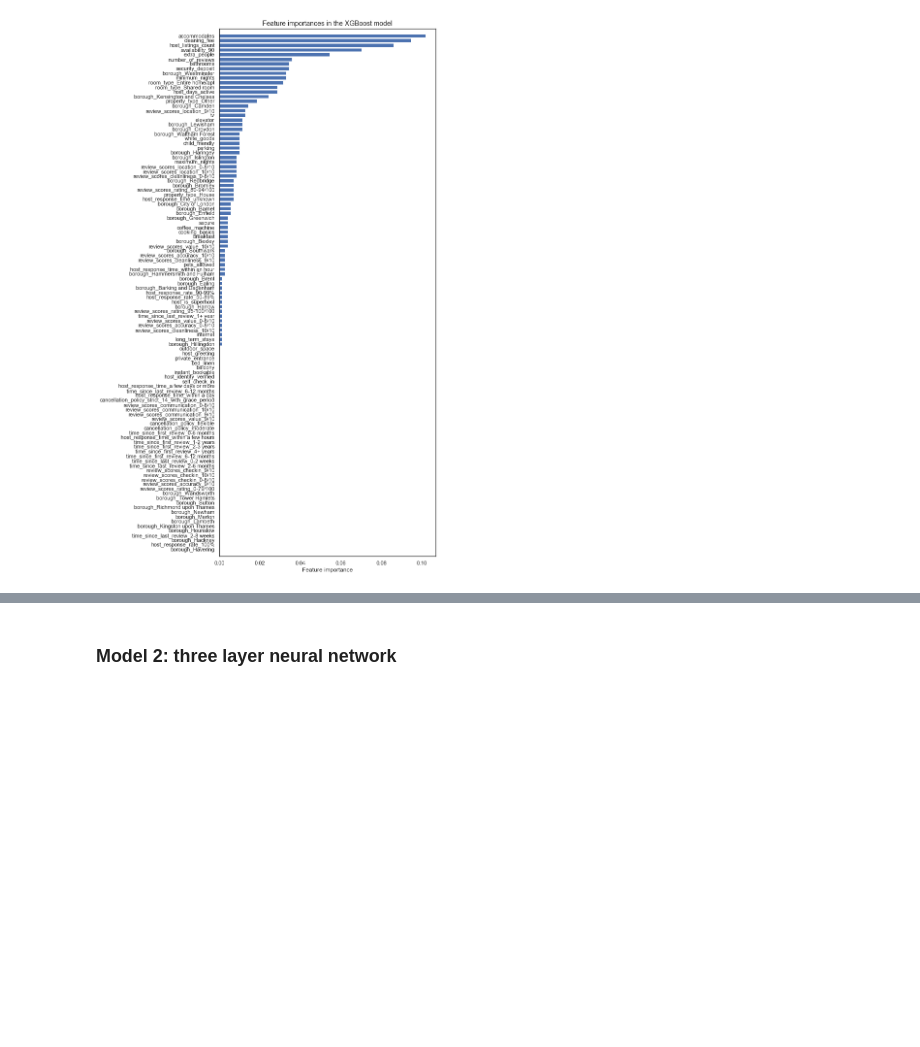
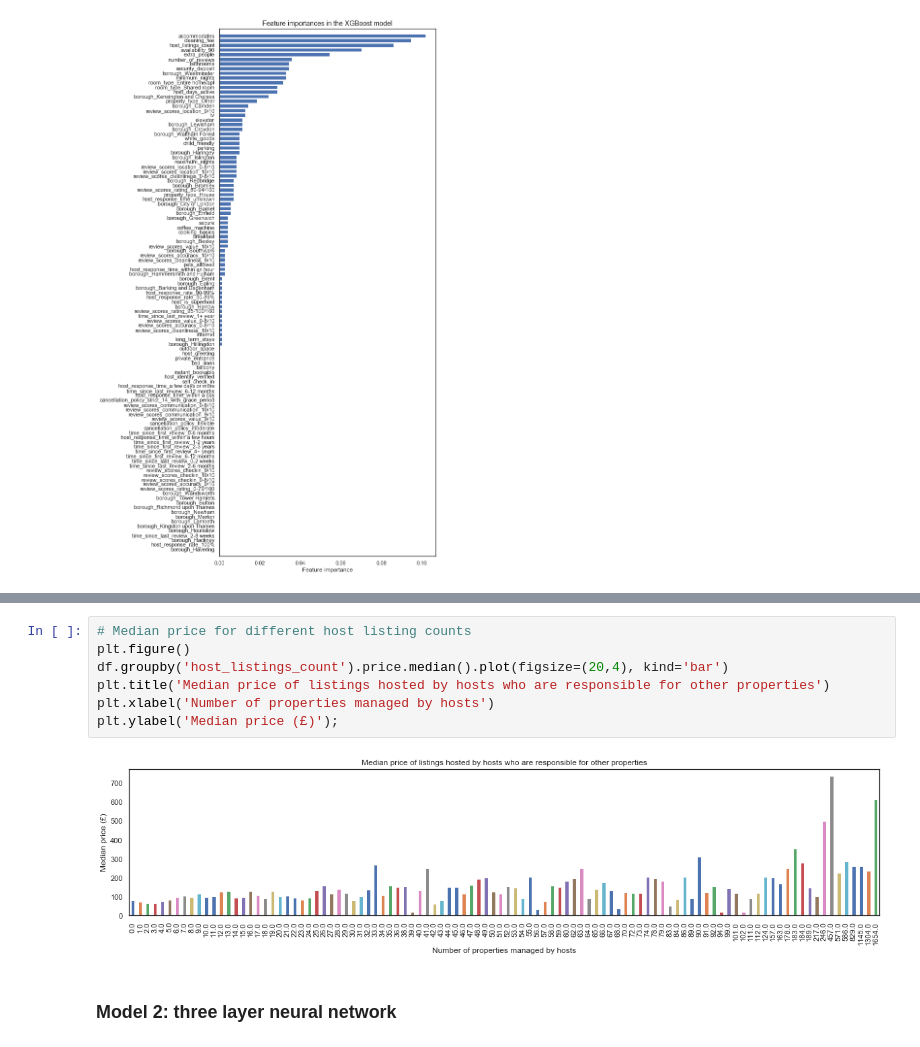
Before and after one commit to cbuie/Airbnb-neural-network-price-prediction, a Jupyter notebook: Airbnb-price-prediction.ipynb, the cells around one changed output, grey strips where cells are left out. Cells and saved outputs as stored; diff of their text form; blank space fills up the shorter version.

```diff
--- a/Airbnb-price-prediction.ipynb
+++ b/Airbnb-price-prediction.ipynb
@@ -1460,3 +1461,12 @@ plt.show()
+# %%
+# Median price for different host listing counts
+plt.figure()
+df.groupby('host_listings_count').price.median().plot(figsize=(20,4), kind='bar')
+plt.title('Median price of listings hosted by hosts who are responsible for other properties')
+plt.xlabel('Number of properties managed by hosts')
+plt.ylabel('Median price (£)');
+# %% [output]
+[figure, added]
 # %% [markdown]
 ### Model 2: three layer neural network
 # %% [markdown]
```
Also changed, not shown: parts of 4 cells of this notebook, 3 other files.
